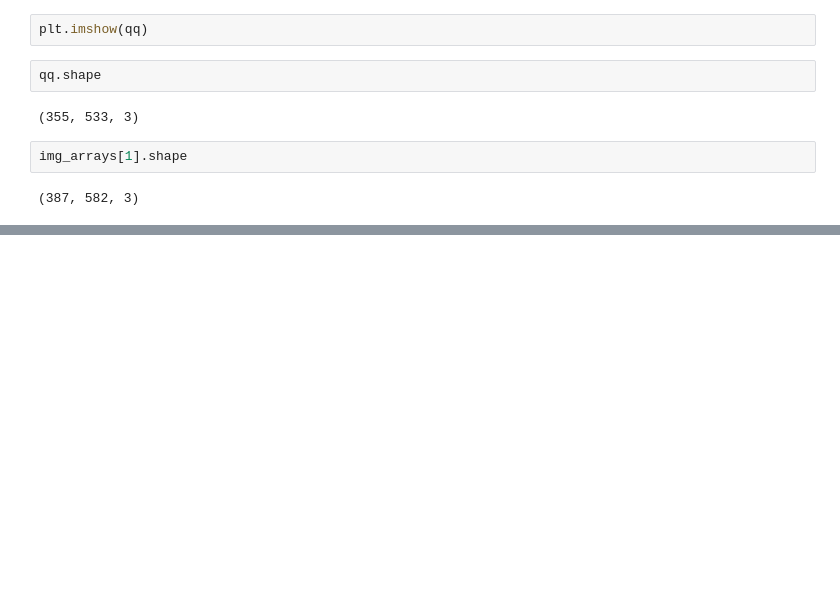
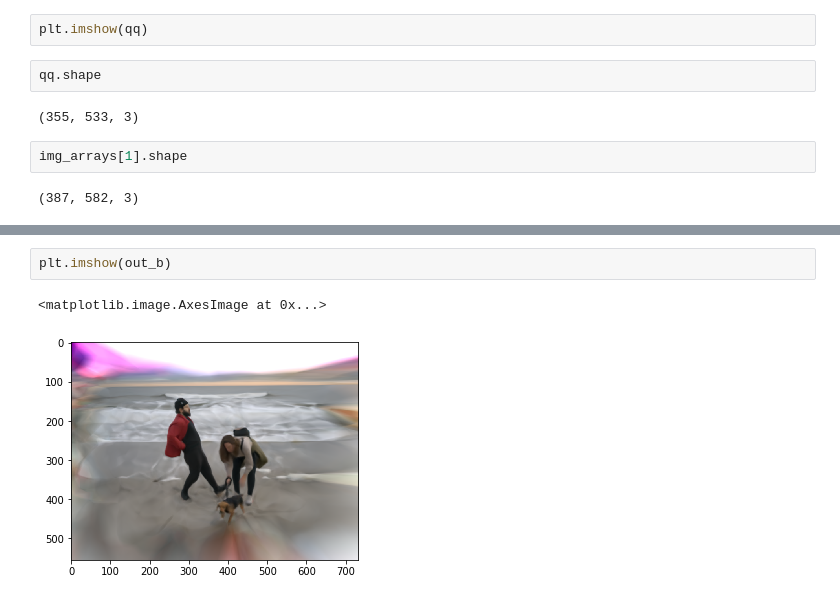
Before and after one commit to thomasbkahn/mlp_image_reconstruction, a Jupyter notebook: dev_interpolation.ipynb, the cells around one changed output, grey strips where cells are left out. Cells and saved outputs as stored; diff of their text form; blank space fills up the shorter version.

```diff
--- a/dev_interpolation.ipynb
+++ b/dev_interpolation.ipynb
@@ -306,0 +336,5 @@ img_arrays[1].shape
+# %%
+plt.imshow(out_b)
+# %% [output]
+<matplotlib.image.AxesImage at 0x...>
+[figure, added]
```
Also changed, not shown: parts of 16 cells of this notebook, 4 other files.
